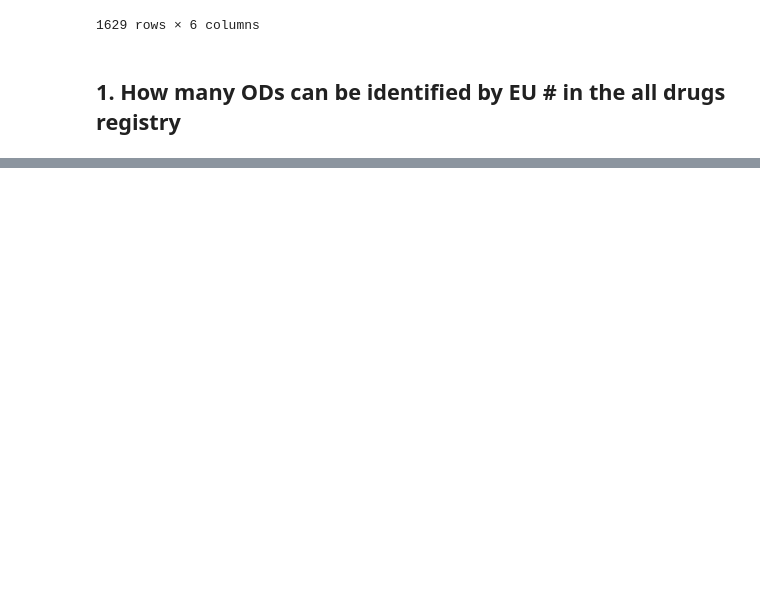
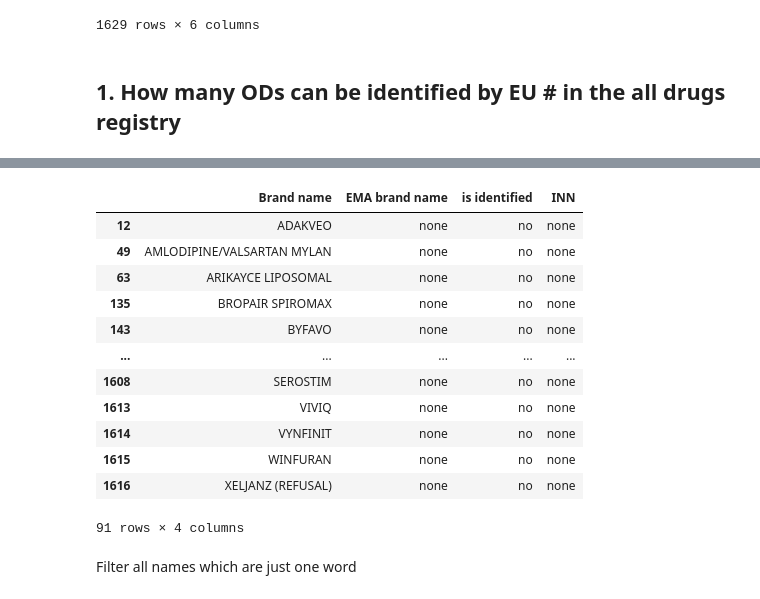
Before and after one commit to DavAug/euod, a Jupyter notebook: analysis/ec_all_drugs.ipynb, the cells around one changed output, grey strips where cells are left out. Drawn from its saved outputs; the diff is of its cells as text; code cells hidden in the pictures; blank space fills up the shorter version.

```diff
--- a/analysis/ec_all_drugs.ipynb
+++ b/analysis/ec_all_drugs.ipynb
@@ -125,0 +249,19 @@ fig.show()
+# %%
+mask = matched_drugs['is identified'] == 'no'
+matched_drugs[mask]
+# %% [output]
+|  | Brand name | EMA brand name | is identified | INN |
+| 12 | ADAKVEO | none | no | none |
+| 49 | AMLODIPINE/VALSARTAN MYLAN | none | no | none |
+| 63 | ARIKAYCE LIPOSOMAL | none | no | none |
+| 135 | BROPAIR SPIROMAX | none | no | none |
+| 143 | BYFAVO | none | no | none |
+| ... | ... | ... | ... | ... |
+| 1608 | SEROSTIM | none | no | none |
+| 1613 | VIVIQ | none | no | none |
+| 1614 | VYNFINIT | none | no | none |
+| 1615 | WINFURAN | none | no | none |
+| 1616 | XELJANZ (REFUSAL) | none | no | none |
+91 rows × 4 columns
+# %% [markdown]
+Filter all names which are just one word
```
Also changed, not shown: parts of 32 cells of this notebook.
